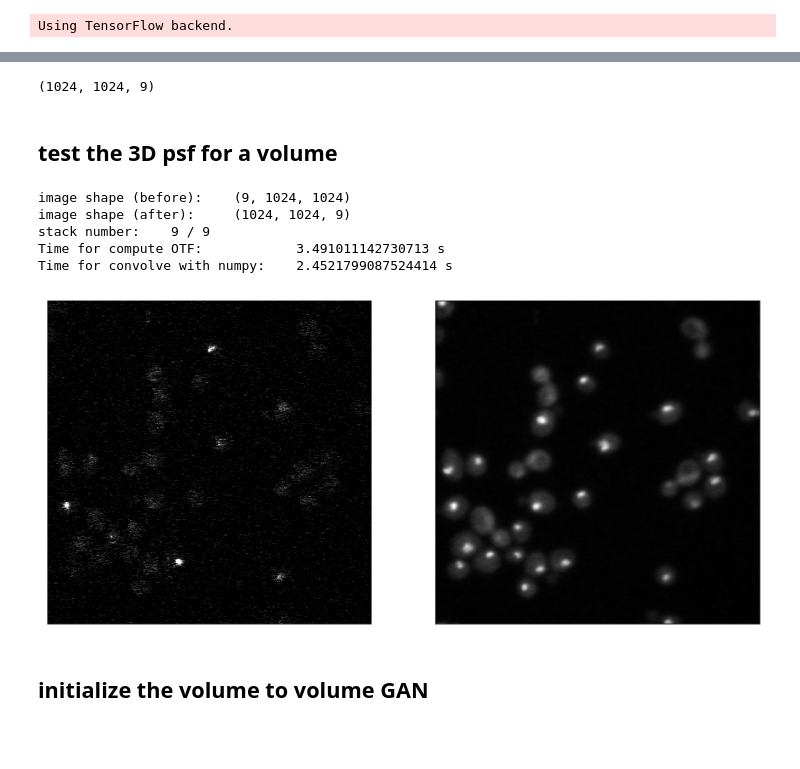
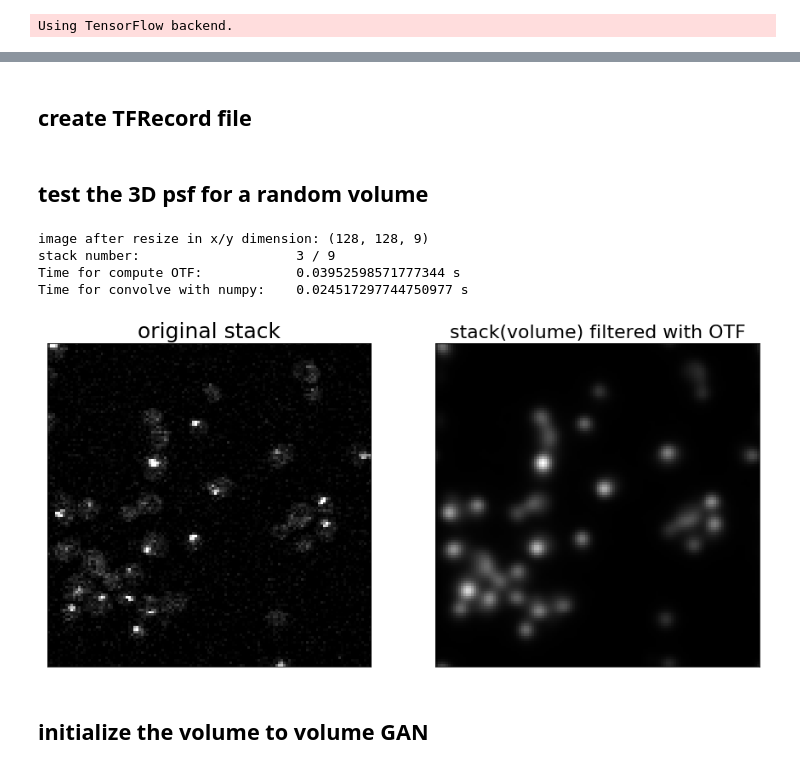
Before and after one commit to jaypem/3D-DeconvolutionGAN, a Jupyter notebook: notebooks/pix3pix_GAN.ipynb, the cells around one changed output, grey strips where cells are left out. Cells and saved outputs as stored; diff of their text form; code cells hidden in the pictures; blank space fills up the shorter version.

```diff
--- a/notebooks/pix3pix_GAN.ipynb
+++ b/notebooks/pix3pix_GAN.ipynb
@@ -47,19 +49,23 @@ volume dimension of volumes:
 (9, 1024, 1024)
 (9, 1024, 1024)
 (9, 1024, 1024)
-# %%
-vol_dim = (1024, 1024, 9)
-
-dataloader = dl.DataLoader(dataset_name='NESb', vol_size=vol_dim)
-dataloader.vol_size
-# %% [output]
-(1024, 1024, 9)
+# %% [markdown]
+## create TFRecord file
+# %%
+vol_dim = (128, 128, 9)
+
+data_loader = dl.DataLoader3D(dataset_name='NESb', vol_resize=vol_dim)
+filename = '../data/TFRecords/{0}_train.tfrecords'.format(dataset_name)
+
+# data_loader.writeTFRecord(filename)
 # %% [markdown]
-## test the 3D psf for a volume
+## test the 3D psf for a random volume
 # %%
 path = '../data/3D/NESb/NESb_C2_TP1.tiff'
 vol = io.imread(path)
 vol = hp.swapAxes(vol, swap=True)
+vol = resize(image=vol, output_shape=vol_dim)
+print('image after resize in x/y dimension:', vol.shape)
 
 # compute OTF
 start_otf = time.time()
@@ -76,29 +82,30 @@ end_conv_np = time.time()
 # vol_otf_tf = deconv.conv3d_fft_tf(vol, otf)
 # end_conv_tf = time.time()
 
-# select a specified number of random stacks
+# select a random stacks
 i = np.random.randint(low=0, high=vol.shape[2], size=1)[0]
-print('stack number:\t', i+1,'/',vol.shape[2])
+print('stack number:\t\t\t', i+1,'/',vol.shape[2])
 img = vol[:,:,i]
 img_otf = vol_otf[:,:,i]
-img_otf_tf = vol_otf_tf[:,:,i]
+# img_otf_tf = vol_otf_tf[:,:,i]
 
 print('Time for compute OTF:\t\t', end_otf - start_otf, 's')
 print('Time for convolve with numpy:\t', end_conv_np - start_conv_np, 's')
 # print('Time for convolve with tensorflow:\t', end_conv_tf - start_conv_tf, 's')
 # %% [output]
-image shape (before):    (9, 1024, 1024)
-image shape (after):     (1024, 1024, 9)
-stack number:    9 / 9
-Time for compute OTF:            3.491011142730713 s
-Time for convolve with numpy:    2.4521799087524414 s
+image after resize in x/y dimension: (128, 128, 9)
+stack number:                    3 / 9
+Time for compute OTF:            0.03952598571777344 s
+Time for convolve with numpy:    0.024517297744750977 s
 # %%
 f = plt.figure(figsize=(15,10))
-plt.subplot(121); plt.imshow(img, cmap='gray'); plt.xticks([]); plt.yticks([])
-plt.subplot(122); plt.imshow(img_otf, cmap='gray'); plt.xticks([]); plt.yticks([])
+plt.subplot(121); plt.imshow(img, cmap='gray');
+plt.xticks([]); plt.yticks([]); plt.title('original stack', fontsize=25)
+plt.subplot(122); plt.imshow(img_otf, cmap='gray');
+plt.xticks([]); plt.yticks([]); plt.title('stack(volume) filtered with OTF', fontsize=22)
 # plt.subplot(133); plt.imshow(img_otf_tf, cmap='gray'); plt.xticks([]); plt.yticks([])
 plt.show()
 # %% [output]
-[figure, old version]
+[figure, new version]
 # %% [markdown]
 ## initialize the volume to volume GAN
```
Also changed, not shown: parts of 17 cells of this notebook.
